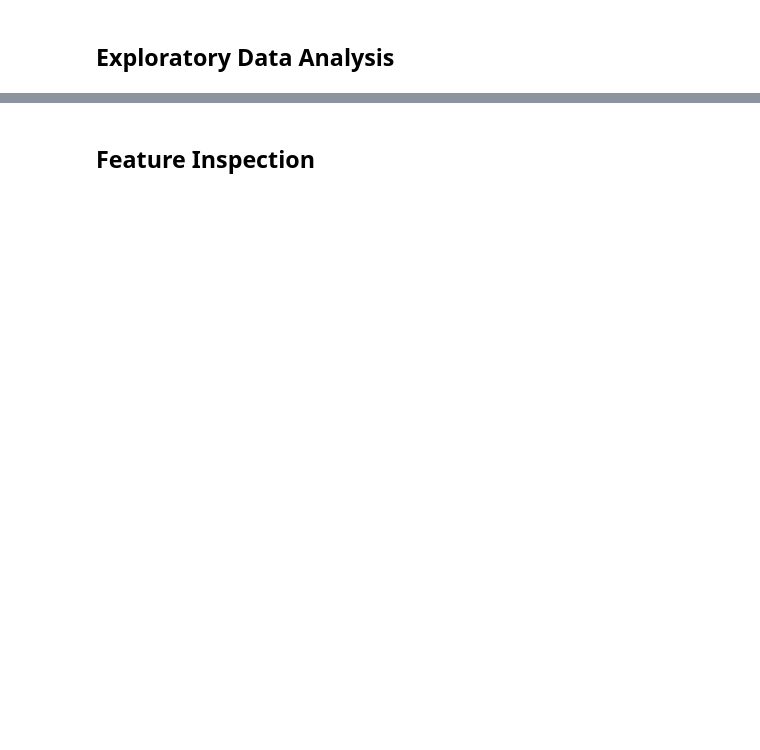
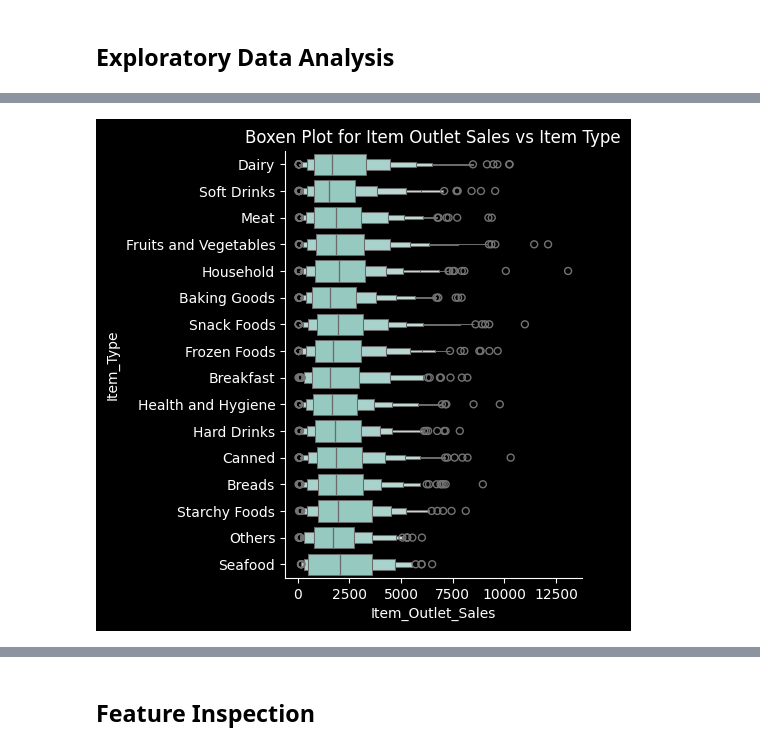
Before and after one commit to QustaB/Prediction_of_Production_Sales, a Jupyter notebook: Prediction_of_Production_Sales.ipynb, the cells around one changed output, grey strips where cells are left out. Saved outputs shown, nothing was run; the diff lists cells and outputs as text; code cells hidden in the pictures; blank space fills up the shorter version.

```diff
--- a/Prediction_of_Production_Sales.ipynb
+++ b/Prediction_of_Production_Sales.ipynb
@@ -425,0 +446,5 @@ df.describe()
+# %%
+g = sns.catplot(data=df,kind='boxen',x='Item_Outlet_Sales',y='Item_Type')
+g.ax.set_title('Boxen Plot for Item Outlet Sales vs Item Type');
+# %% [output]
+[figure, added]
```
Also changed, not shown: parts of 16 cells of this notebook.
